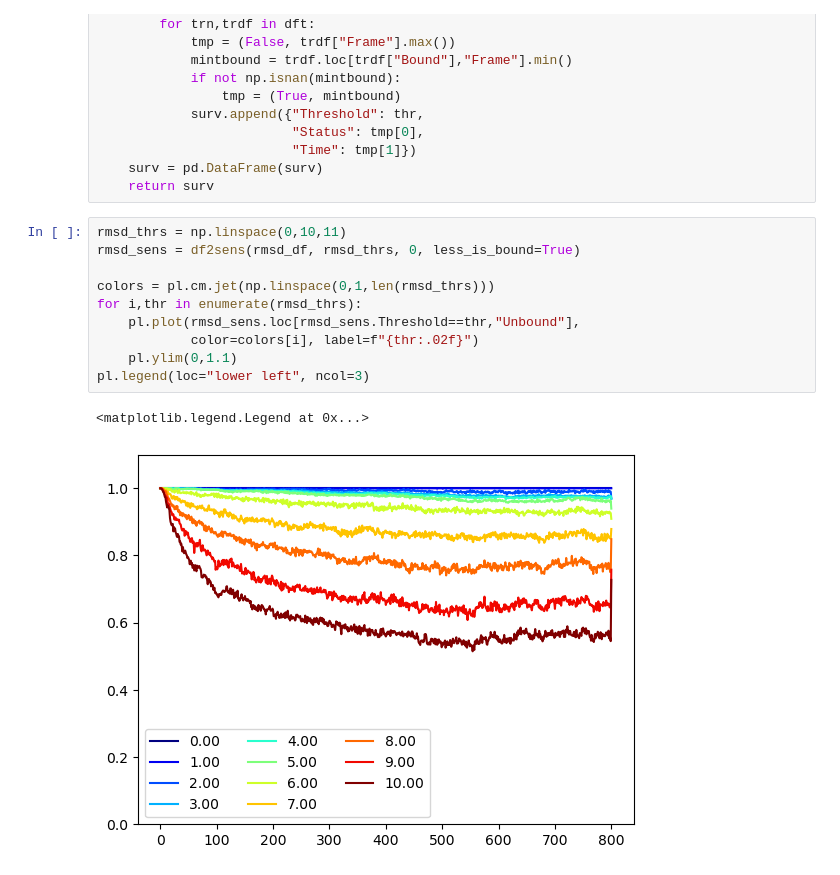
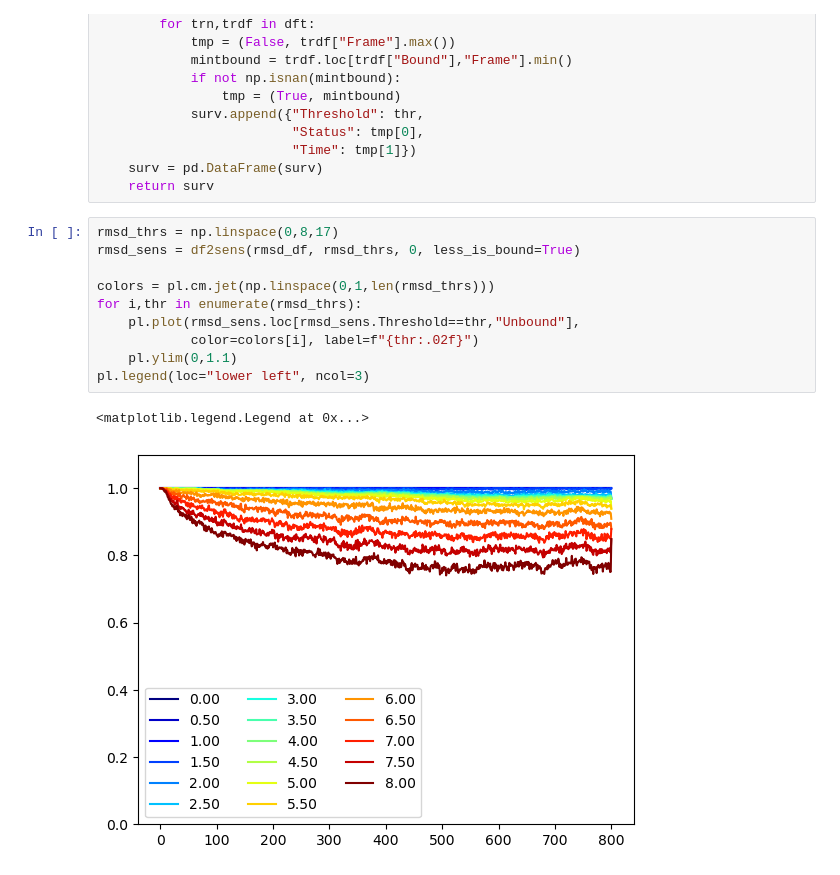
Before and after one commit to giorginolab/sh2-som, a Jupyter notebook: 2-survival-plots.ipynb, the cells around one changed output. Cells and saved outputs as stored; diff of their text form.

```diff
--- a/2-survival-plots.ipynb
+++ b/2-survival-plots.ipynb
@@ -120,18 +120,18 @@ def df2surv(df, thrs, column, less_is_bound=False):
     surv = pd.DataFrame(surv)
     return surv
 # %%
-rmsd_thrs = np.linspace(0,10,11)
+rmsd_thrs = np.linspace(0,8,17)
 rmsd_sens = df2sens(rmsd_df, rmsd_thrs, 0, less_is_bound=True)
 
 colors = pl.cm.jet(np.linspace(0,1,len(rmsd_thrs)))
 for i,thr in enumerate(rmsd_thrs):
     pl.plot(rmsd_sens.loc[rmsd_sens.Threshold==thr,"Unbound"],
             color=colors[i], label=f"{thr:.02f}")
     pl.ylim(0,1.1)
 pl.legend(loc="lower left", ncol=3)
 # %% [output]
 <matplotlib.legend.Legend at 0x...>
-[figure, old version]
+[figure, new version]
 # %%
 from sksurv.nonparametric import kaplan_meier_estimator
 
```
Also changed, not shown: parts of 5 cells of this notebook.
